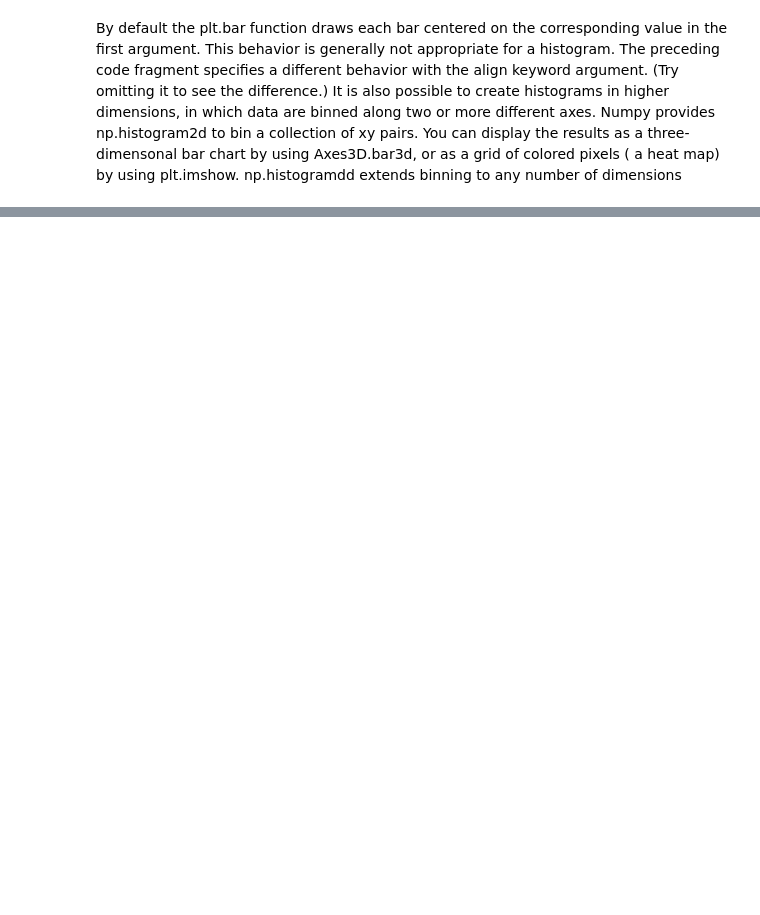
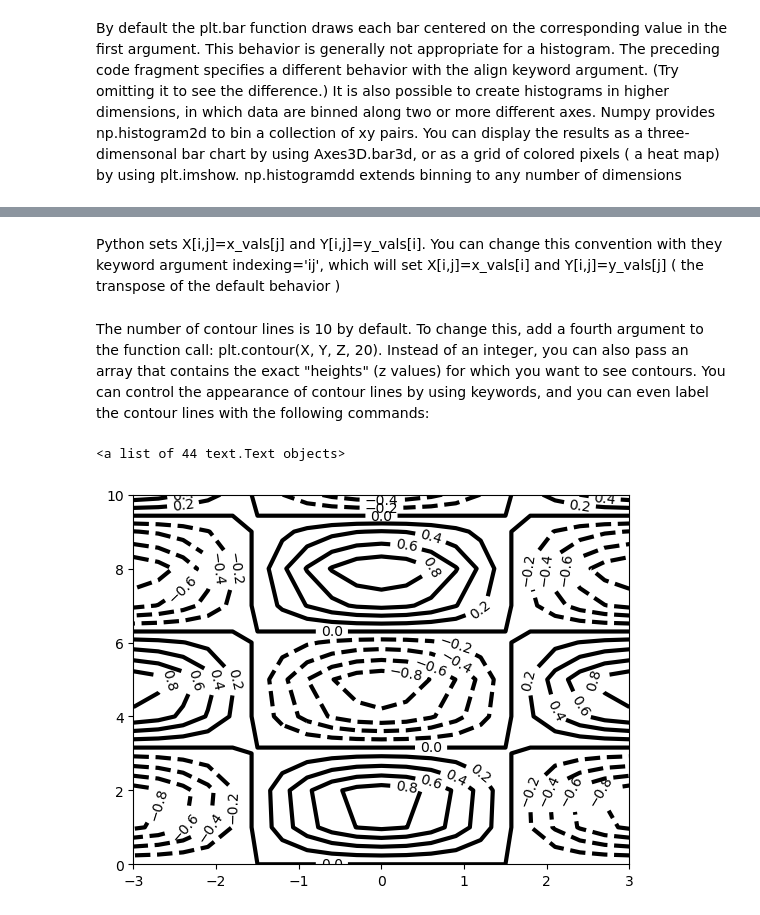
Before and after one commit to e-d-p-9/Physical-Modeling-with-Python, a Jupyter notebook: Ch6/ch6-notes.ipynb, the cells around one changed output, grey strips where cells are left out. Saved outputs shown, nothing was run; the diff lists cells and outputs as text; code cells hidden in the pictures; blank space fills up the shorter version.

```diff
--- a/Ch6/ch6-notes.ipynb
+++ b/Ch6/ch6-notes.ipynb
@@ -606,0 +649,11 @@ left off at page 86 6.4 contour plots, surface plots and heat maps
+# %% [markdown]
+Python sets X[i,j]=x_vals[j] and Y[i,j]=y_vals[i]. You can change this convention with they keyword argument indexing='ij', which will set X[i,j]=x_vals[i] and Y[i,j]=y_vals[j] ( the transpose of the default behavior )
+# %% [markdown]
+The number of contour lines is 10 by default. To change this, add a fourth argument to the function call: plt.contour(X, Y, Z, 20). Instead of an integer, you can also pass an array that contains the exact "heights" (z values) for which you want to see contours. You can control the appearance of contour lines by using keywords, and you can even label the contour lines with the following commands:
+# %%
+# contour.py
+cs = plt.contour(X, Y, Z, 10, linewidths=3, colors='k')
+plt.clabel(cs, fontsize=10)
+# %% [output]
+<a list of 44 text.Text objects>
+[figure, added]
```
Also changed, not shown: parts of 24 cells of this notebook.
